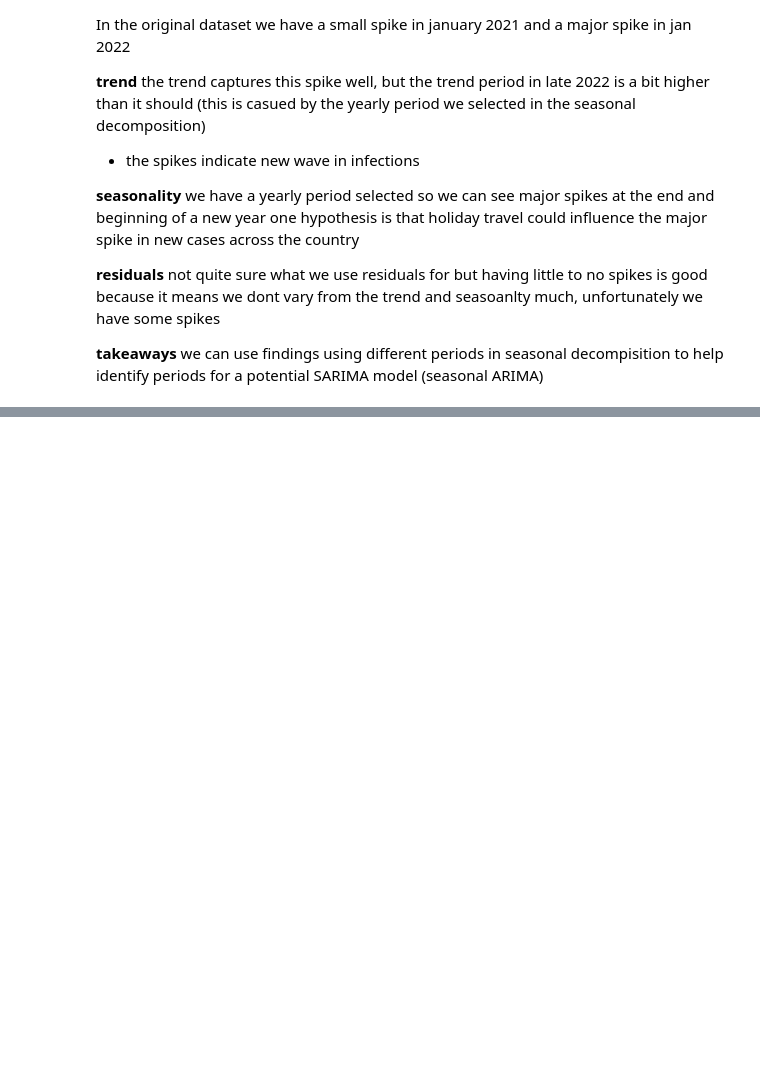
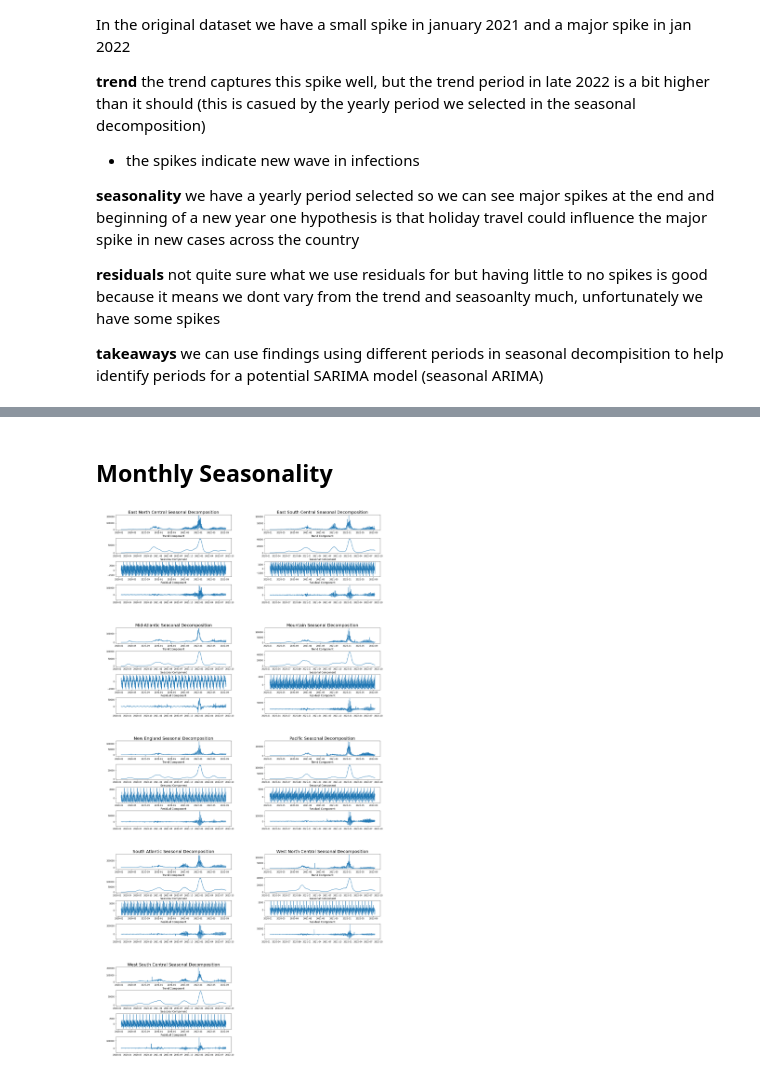
Before and after one commit to benmagevney/Stat390-Project, a Jupyter notebook: eda/seasonal_decomposition.ipynb, the cells around one changed output, grey strips where cells are left out. Drawn from its saved outputs; the diff is of its cells as text; code cells hidden in the pictures; blank space fills up the shorter version.

```diff
--- a/eda/seasonal_decomposition.ipynb
+++ b/eda/seasonal_decomposition.ipynb
@@ -110,0 +121,6 @@ we can use findings using different periods in seasonal decompisition to help id
+# %% [markdown]
+## Monthly Seasonality
+# %%
+seasonal_charts(30)
+# %% [output]
+[figure, added]
```
Also changed, not shown: parts of 8 cells of this notebook, 2 other files.
